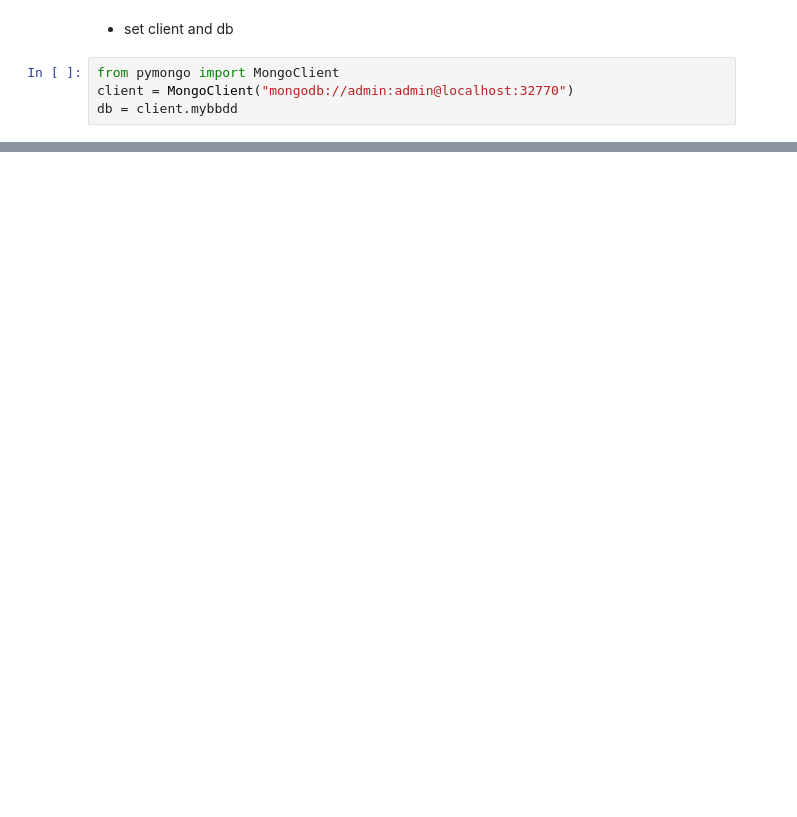
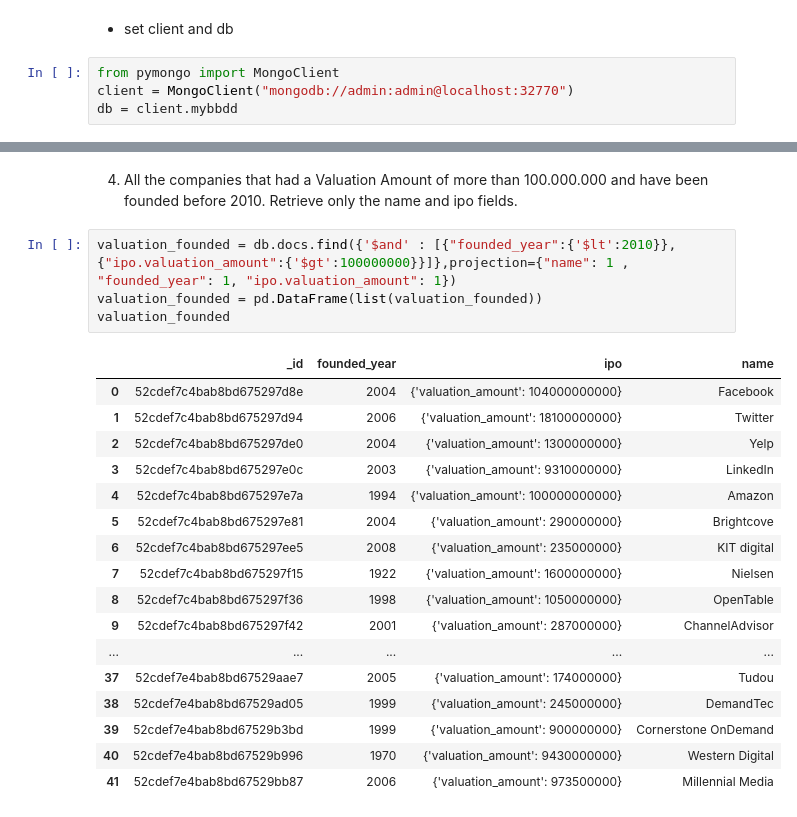
Before and after one commit to marisfont/madrid-oct-2018, a Jupyter notebook: module-2/lab-mongo/your-code.ipynb, the cells around one changed output, grey strips where cells are left out. Drawn from its saved outputs; the diff is of its cells as text; blank space fills up the shorter version.

```diff
--- a/module-2/lab-mongo/your-code.ipynb
+++ b/module-2/lab-mongo/your-code.ipynb
@@ -37,0 +86,24 @@ TypeError: 'Collection' object is not callable. If you meant to call the 'head'
+# %% [markdown]
+4. All the companies that had a Valuation Amount of more than 100.000.000 and have been founded before 2010. Retrieve only the name and ipo fields.
+# %%
+valuation_founded = db.docs.find({'$and' : [{"founded_year":{'$lt':2010}}, {"ipo.valuation_amount":{'$gt':100000000}}]},projection={"name": 1 , "founded_year": 1, "ipo.valuation_amount": 1})
+valuation_founded = pd.DataFrame(list(valuation_founded))
+valuation_founded
+# %% [output]
+|  | _id | founded_year | ipo | name |
+| 0 | 52cdef7c4bab8bd675297d8e | 2004 | {'valuation_amount': 104000000000} | Facebook |
+| 1 | 52cdef7c4bab8bd675297d94 | 2006 | {'valuation_amount': 18100000000} | Twitter |
+| 2 | 52cdef7c4bab8bd675297de0 | 2004 | {'valuation_amount': 1300000000} | Yelp |
+| 3 | 52cdef7c4bab8bd675297e0c | 2003 | {'valuation_amount': 9310000000} | LinkedIn |
+| 4 | 52cdef7c4bab8bd675297e7a | 1994 | {'valuation_amount': 100000000000} | Amazon |
+| 5 | 52cdef7c4bab8bd675297e81 | 2004 | {'valuation_amount': 290000000} | Brightcove |
+| 6 | 52cdef7c4bab8bd675297ee5 | 2008 | {'valuation_amount': 235000000} | KIT digital |
+| 7 | 52cdef7c4bab8bd675297f15 | 1922 | {'valuation_amount': 1600000000} | Nielsen |
+| 8 | 52cdef7c4bab8bd675297f36 | 1998 | {'valuation_amount': 1050000000} | OpenTable |
+| 9 | 52cdef7c4bab8bd675297f42 | 2001 | {'valuation_amount': 287000000} | ChannelAdvisor |
+| ... | ... | ... | ... | ... |
+| 37 | 52cdef7e4bab8bd67529aae7 | 2005 | {'valuation_amount': 174000000} | Tudou |
+| 38 | 52cdef7e4bab8bd67529ad05 | 1999 | {'valuation_amount': 245000000} | DemandTec |
+| 39 | 52cdef7e4bab8bd67529b3bd | 1999 | {'valuation_amount': 900000000} | Cornerstone OnDemand |
+| 40 | 52cdef7e4bab8bd67529b996 | 1970 | {'valuation_amount': 9430000000} | Western Digital |
+| 41 | 52cdef7e4bab8bd67529bb87 | 2006 | {'valuation_amount': 973500000} | Millennial Media |
```
Also changed, not shown: parts of 11 cells of this notebook.
